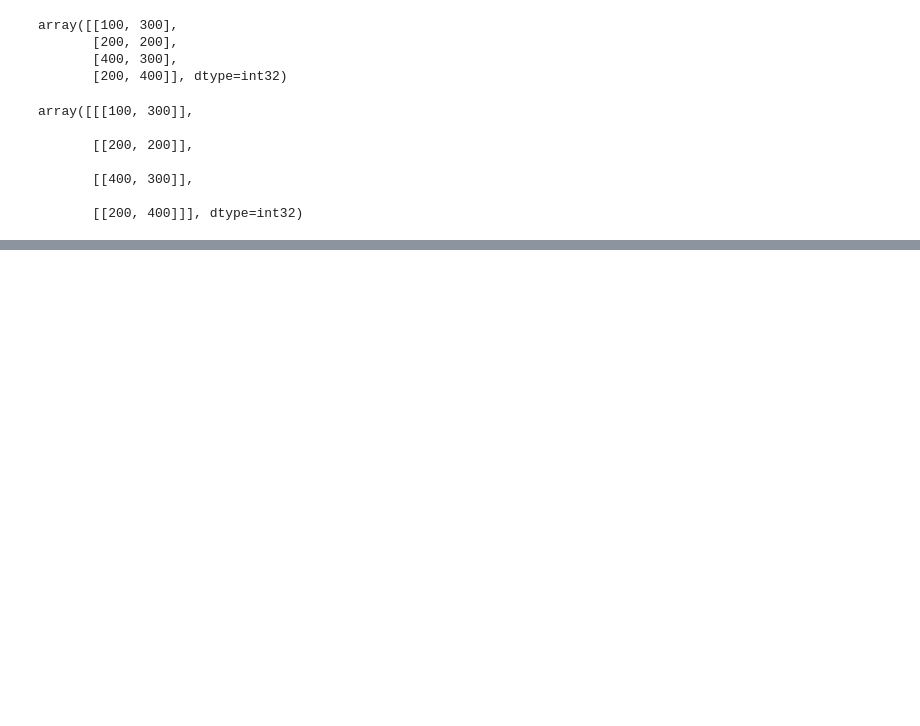
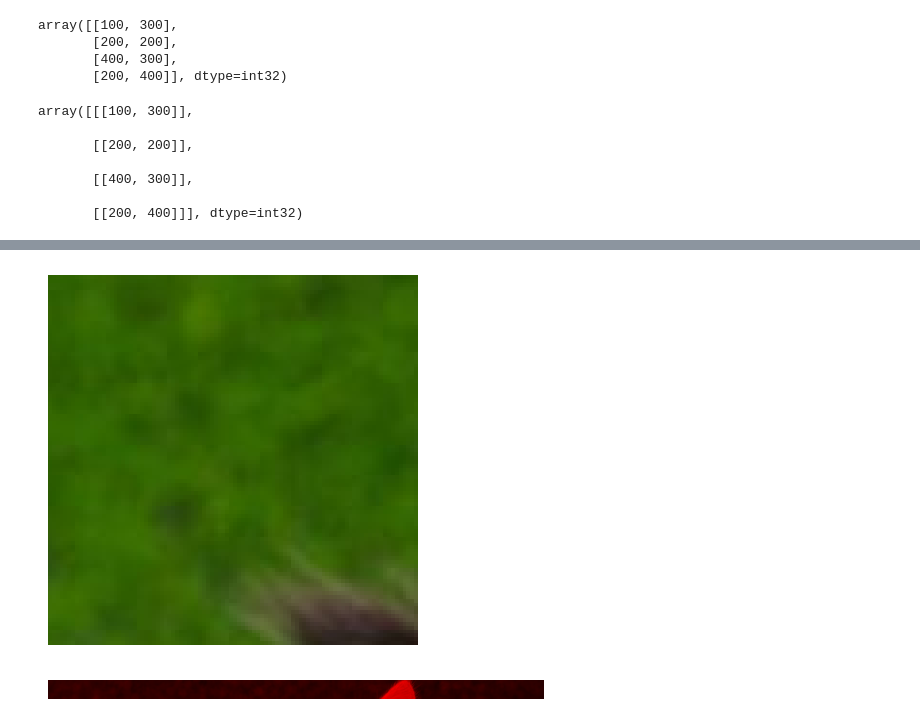
Before and after one commit to alfarobi695/PCVK_Ganjil_2023, a Jupyter notebook: Week2.ipynb, the cells around one changed output, grey strips where cells are left out. Cells and saved outputs as stored; diff of their text form; code cells hidden in the pictures; blank space fills up the shorter version.

```diff
--- a/Week2.ipynb
+++ b/Week2.ipynb
@@ -125,0 +150,23 @@ plt.imshow(black_img2)
+# %%
+potongan_gambar = img3[20:116, 25:121, :]
+
+# Tampilkan potongan gambar
+plt.imshow(potongan_gambar)
+plt.axis('off')
+plt.show()
+# %% [output]
+[figure, added]
+# %%
+# Ambil bagian gambar dari baris 5-30 dan semua kolom
+img_part = img3[5:30, :, :]
+
+# Hapus channel hijau dan biru
+img_part[:, :, 1] = 0  # Nolkan channel hijau
+img_part[:, :, 2] = 0  # Nolkan channel biru
+
+# Tampilkan gambar
+plt.imshow(img_part)
+plt.axis('off')  # Hilangkan sumbu x dan y
+plt.show()
+# %% [output]
+[figure, added]
```
Also changed, not shown: parts of 7 cells of this notebook.
